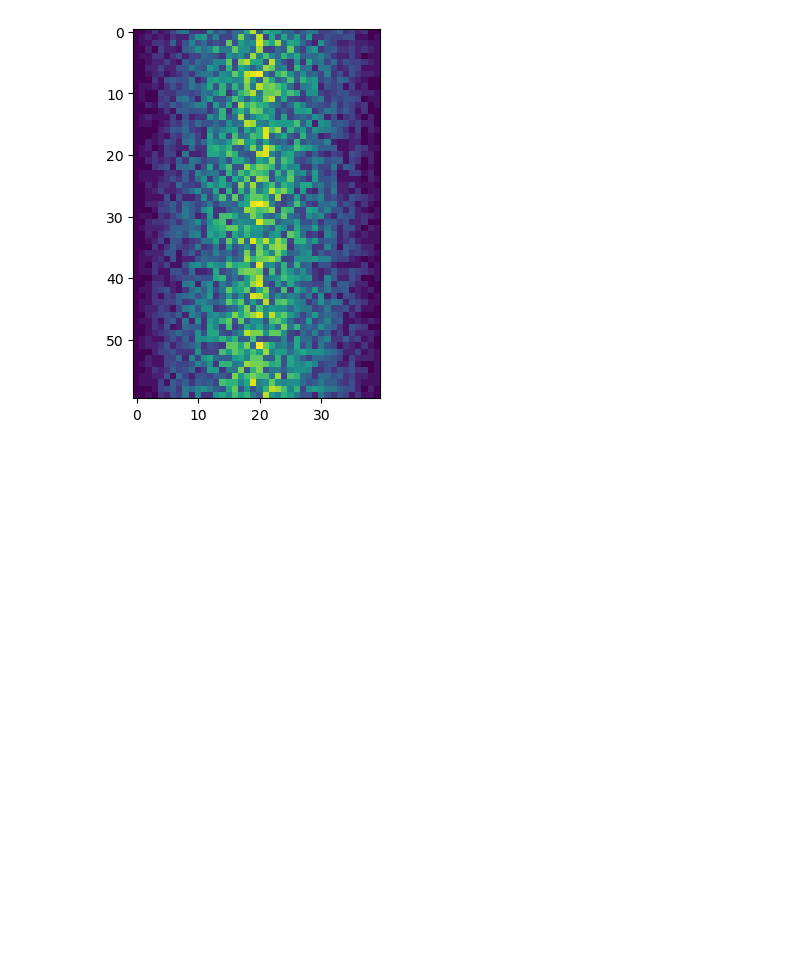
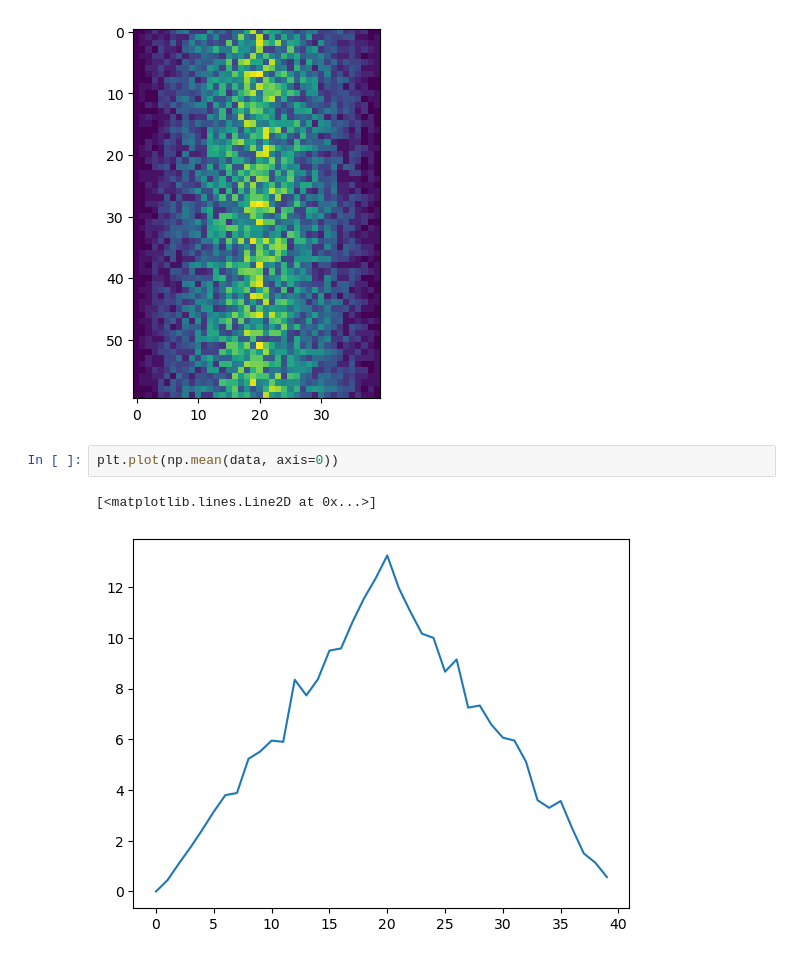
Before and after one commit to tu-delft-library/introduction_to_programming_with_python, a Jupyter notebook: material_for_participants/python_two.ipynb, the cells around one changed output. Saved outputs shown, nothing was run; the diff lists cells and outputs as text; blank space fills up the shorter version.

```diff
--- a/material_for_participants/python_two.ipynb
+++ b/material_for_participants/python_two.ipynb
@@ -78,3 +78,8 @@ plt.imshow(data)
 # %% [output]
 <matplotlib.image.AxesImage at 0x...>
 [figure]
+# %%
+plt.plot(np.mean(data, axis=0))
+# %% [output]
+[<matplotlib.lines.Line2D at 0x...>]
+[figure, added]
```
Also changed, not shown: parts of 1 cell of this notebook.
